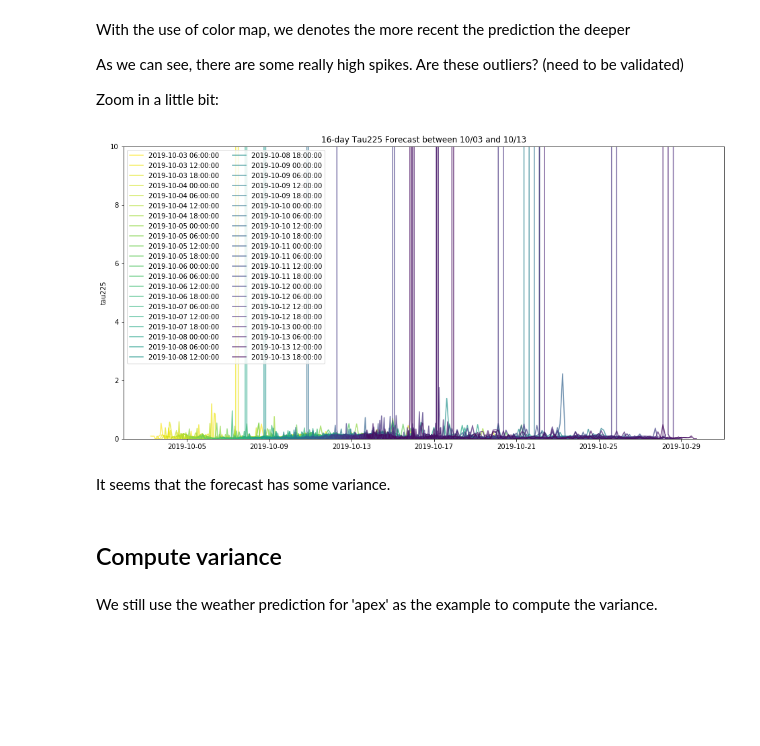
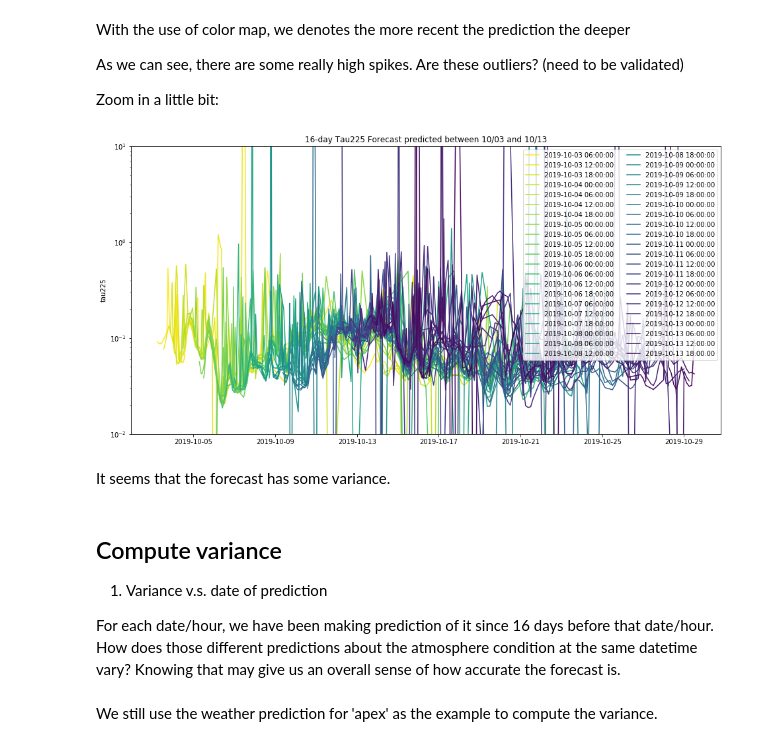
Before and after one commit to Ziyi415/AC297r_2019_BlackHole, a Jupyter notebook: notebooks/EDA.ipynb, the cells around one changed output. Cells and saved outputs as stored; diff of their text form; code cells hidden in the pictures; blank space fills up the shorter version.

Commit message:
Updated variance estimation in EDA

```diff
--- a/notebooks/EDA.ipynb
+++ b/notebooks/EDA.ipynb
@@ -68,9 +68,11 @@ plt.figure(figsize = (16,8))
 for t in data_telescope:
     df = data_telescope[t]
     if df is not None:
-        plt.plot(df['date'], df['tau225'], label=t)
-plt.legend(ncol = 2)
-plt.title("16-day Tau225 Forecast between 10/03 and 10/13")
+        mask = df['tau225']!=0
+        plt.plot(df['date'][mask], df['tau225'][mask], label=t)
+plt.legend(ncol = 2,bbox_to_anchor=(1, 1))
+plt.title("16-day Tau225 Forecast predicted between 10/03 and 10/13",fontsize = 20)
 plt.ylabel("tau225")
+plt.yscale('log')
 plt.show()
 # %% [output]
@@ -84,20 +86,26 @@ Zoom in a little bit:
 # %%
 plt.figure(figsize = (16,8))
 for t in data_telescope:
     df = data_telescope[t]
     if df is not None:
-        plt.plot(df['date'], df['tau225'], label=t, alpha = 0.7)
+        mask = df['tau225']!=0
+        plt.plot(df['date'][mask], df['tau225'][mask], label=t)
 plt.legend(ncol = 2)
-plt.title("16-day Tau225 Forecast between 10/03 and 10/13")
+plt.title("16-day Tau225 Forecast predicted between 10/03 and 10/13")
 plt.ylabel("tau225")
-plt.ylim(0,10)
+plt.yscale('log')
+plt.ylim(0.01,10)
 plt.show()
 # %% [output]
-[figure, old version]
+[figure, new version]
 # %% [markdown]
 It seems that the forecast has some variance.
-# %% [markdown]
-## Compute variance
+# %% [markdown]
+## Compute variance
+
+1. Variance v.s. date of prediction
+
+For each date/hour, we have been making prediction of it since 16 days before that date/hour. How does those different predictions about the atmosphere condition at the same datetime vary? Knowing that may give us an overall sense of how accurate the forecast is.
 # %% [markdown]
 We still use the weather prediction for 'apex' as the example to compute the variance.
 # %%
```
Also changed, not shown: parts of 15 cells of this notebook.
